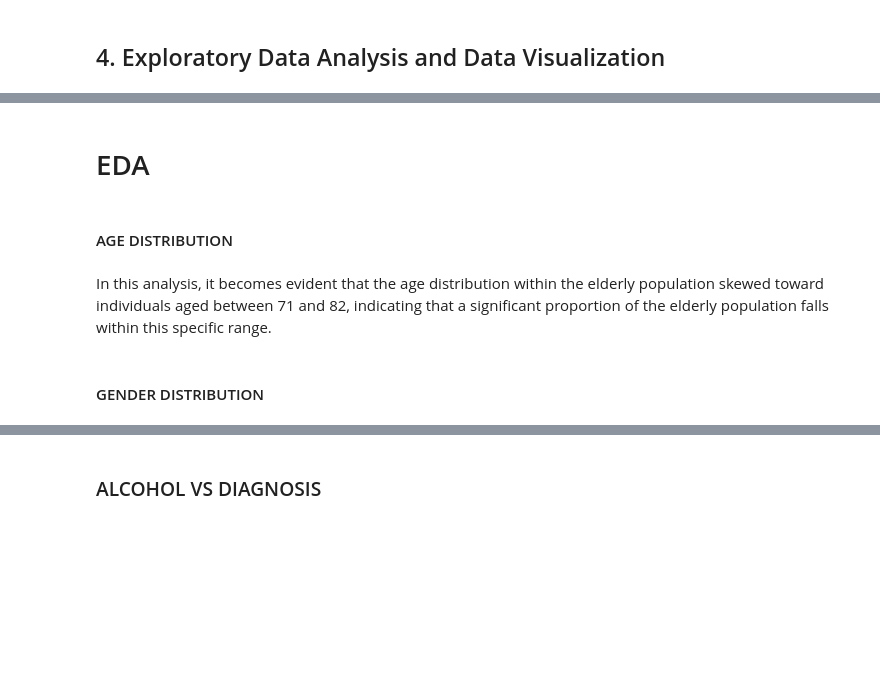
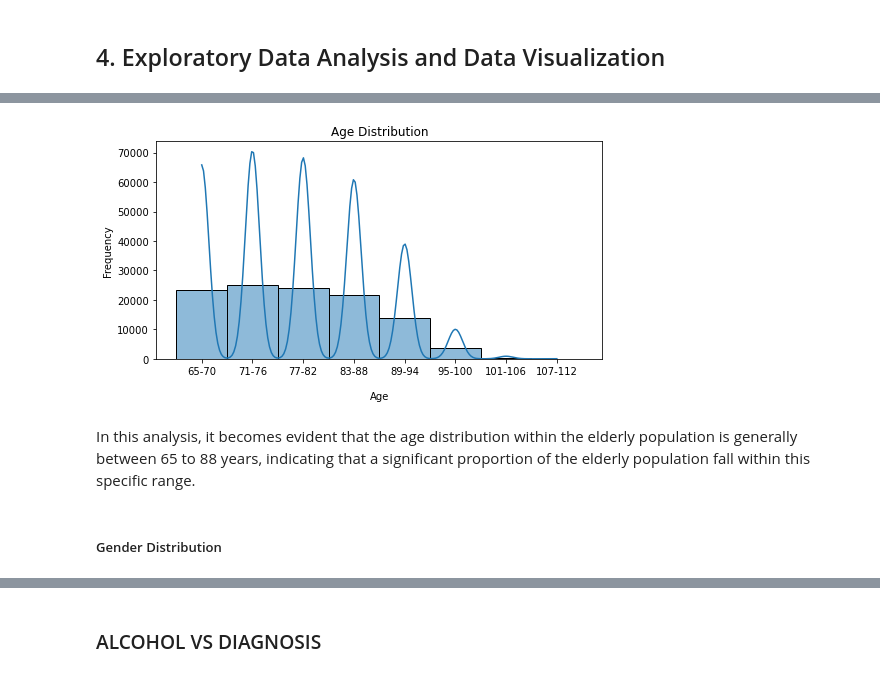
Before and after one commit to Queenvivy/CDC, a Jupyter notebook: CDC Adult Falls Edited.ipynb, the cells around one changed output, grey strips where cells are left out. Cells and saved outputs as stored; diff of their text form; code cells hidden in the pictures; blank space fills up the shorter version.

```diff
--- a/CDC Adult Falls Edited.ipynb
+++ b/CDC Adult Falls Edited.ipynb
@@ -195,7 +226,0 @@ and "No/Unk" in the alcohol and drug columns to "No/Unknown"
-# %%
-decoded_data['race'].replace('N.S.', 'Not Stated', inplace = True)
-
-decoded_data['hispanic'].replace('Unk/Not stated', 'Unknown/Not stated', inplace = True)
-
-decoded_data['alcohol'].replace('No/Unk', 'No/Unknown', inplace = True)
-decoded_data['drug'].replace('No/Unk', 'No/Unknown', inplace = True)
@@ -234,17 +261,16 @@ decoded_data[['age', 'age_group']]
-# %% [markdown]
-# EDA
-# %% [markdown]
-#### AGE DISTRIBUTION
 # %%
 plt.figure(figsize=(8, 4))
-sns.histplot(decoded_data['age_group'], bins=20, kde=True)
+
+sns.histplot(decoded_data['age_group'], bins = 20, kde = True)
+
 plt.title('Age Distribution')
-plt.xlabel('Age')
-plt.ylabel('Frequency')
-plt.show()
+plt.xlabel('Age', labelpad = 15)
+plt.ylabel('Frequency');
+# %% [output]
+[figure, added]
 # %% [markdown]
-In this analysis, it becomes evident that the age distribution within the elderly population skewed toward individuals aged between 71 and 82, indicating that a significant proportion of the elderly population falls within this specific range.
+In this analysis, it becomes evident that the age distribution within the elderly population is generally between 65 to 88 years, indicating that a significant proportion of the elderly population fall within this specific range.
 # %% [markdown]
-#### GENDER DISTRIBUTION
+##### Gender Distribution
 # %%
 plt.figure(figsize=(8, 6))
```
Also changed, not shown: parts of 62 cells of this notebook.
